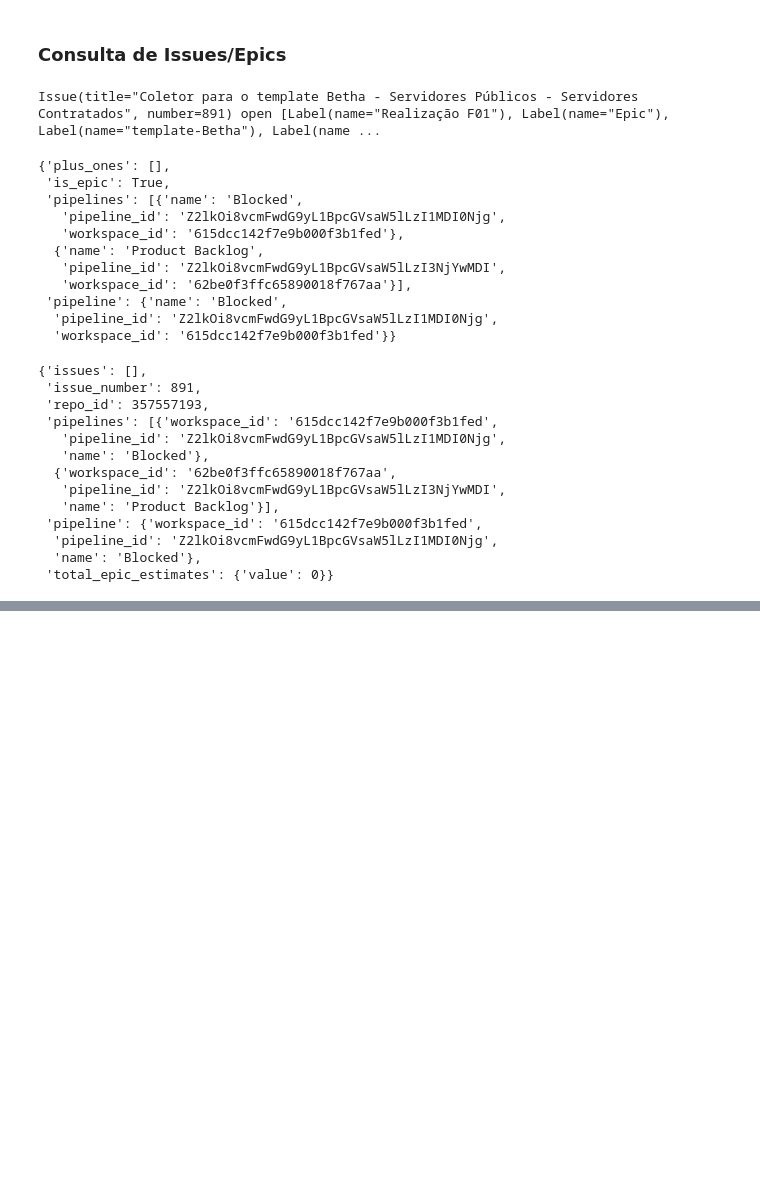
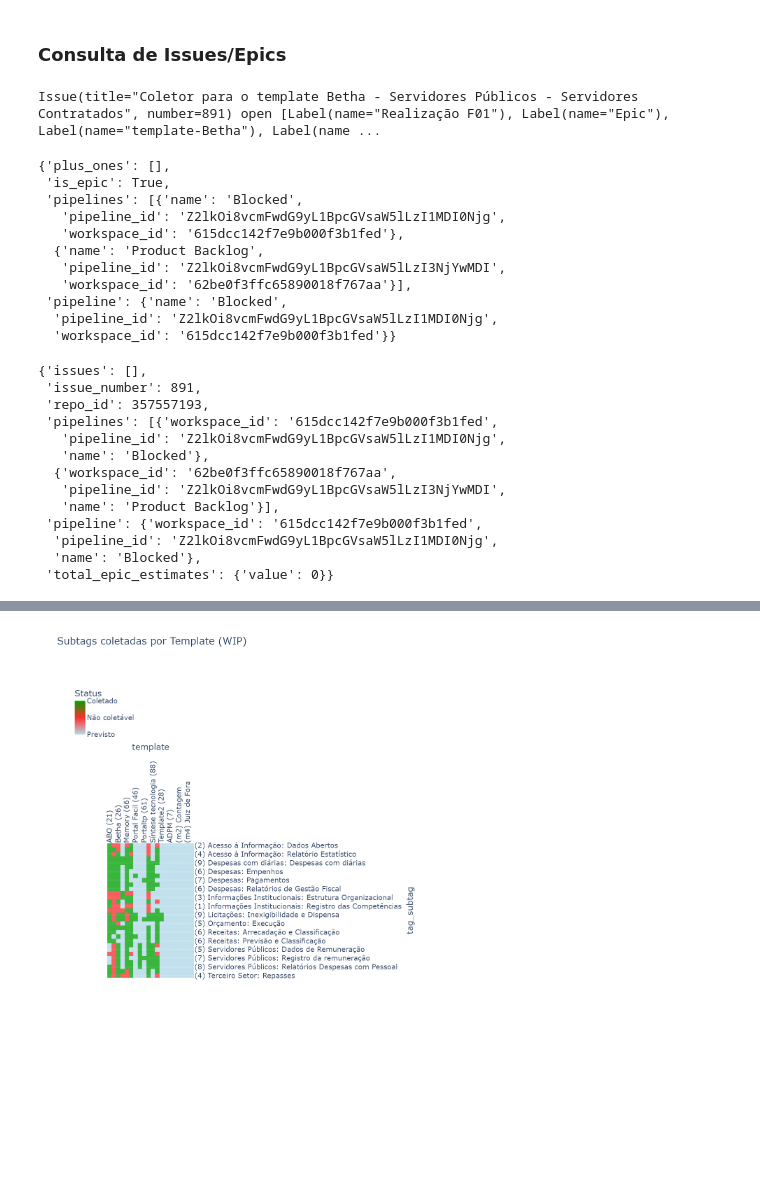
Before and after one commit to MPMG-DCC-UFMG/F01-gerenciamento, a Jupyter notebook: dashboard/Dashboard Tests.ipynb, the cells around one changed output, grey strips where cells are left out. Saved outputs shown, nothing was run; the diff lists cells and outputs as text; code cells hidden in the pictures; blank space fills up the shorter version.

```diff
--- a/dashboard/Dashboard Tests.ipynb
+++ b/dashboard/Dashboard Tests.ipynb
@@ -703,5 +685,5 @@ df.to_csv('data/epics.csv.bkp', index=False)
 # %%
-year_month = '2022-09'
+year_month = '2022-10'
 
 df = pd.read_csv('data/epics.csv.bkp')
 print( df[df.closed_by.isna()].shape )
@@ -723,0 +776,6 @@ df = pd.read_csv('data/epics.csv.bkp')
+# %%
+epics = epics_df.copy()
+epics[epics.state == 'Coletado']
+
+print(epics.tag.unique(), '----', epics.template.unique())
+#TODO check these nan's
@@ -723,0 +791,87 @@ df = pd.read_csv('data/epics.csv.bkp')
+# %%
+#TODO put totals
+#TODO check current templates
+#TODO use top templates
+#TODO nan's
+#TODO change dpi
+from numpy import nan
+
+def plot_tags_coletadas(epics, top_templates, title='Subtags coletadas por Template (WIP)'):
+
+    templates = top_templates.template.unique()
+    epics = epics[epics.template.isin(templates)]
+
+    epics = epics[(epics.tag.notnull()) & (epics.template.notnull())]
+
+    s = epics[epics.subtag.isnull()][['template', 'tag', 'state']].copy()
+    all_subtags_ok  = s[s.state == 'Coletado']
+    all_subtags_nok = s[s.state == 'Não coletável']
+
+    epics = epics[(epics.state == 'Coletado') | (epics.state == 'Não coletável')]
+
+    epics['tag_subtag'] = epics['tag'] + ': ' + epics['subtag']
+    epics = epics.drop_duplicates(['tag_subtag', 'template'])
+
+    epics = epics[['tag_subtag', 'template', 'state']]
+    epics.loc[epics.state == 'Coletado', 'state'] = 2
+    epics.loc[epics.state == 'Não coletável', 'state'] = 1
+
+    epics = epics.pivot(index='tag_subtag', columns='template', values='state')
+    epics = epics[epics.index.notnull()]
+    epics = epics.fillna(0)
+
+    missing_templates = [t for t in templates if t not in epics.columns]
+    for t in missing_templates: epics[t] = 0
+    shortnames = {x:y for x,y in zip(top_templates.template.values, top_templates.shortname.values)}
+    epics = epics.rename(columns=shortnames)
+
+    print(epics.shape)
+    display(epics.head())
+    # print(epics.index)
+
+    for index, row in all_subtags_ok.iterrows():
+        # print(index, row['template'], row['tag'])
+        epics.loc[epics.index.str.startswith(row['tag']), shortnames[row['template']]] = 2
+    for index,row in all_subtags_nok.iterrows():
+        epics.loc[epics.index.str.startswith(row['tag']), shortnames[row['template']]] = 1
+
+    n_templates_cobertos = epics[epics == 2].count(axis=1).values
+    y_labels = [f'({n}) {tag}' for n, tag in zip(n_templates_cobertos, epics.index.values)]
+
+    # display(epics)
+    # print(epics.tag_subtag.unique())
+
+    fig = px.imshow(
+        epics, y=y_labels, height=1600, width=1900, title=title,
+        color_continuous_scale=[(0, '#b5dbe8'), (0.5, '#FF2E2E'), (1, '#00A300')]
+        # (0.25, 'lightgreen'), (0.5, "#64b5cd"), (0.75, '#FFD700'), (1, 'lightblue')]
+    )
+
+    fig.update_traces(opacity=0.75)
+    fig.update_xaxes(tickangle=-90, side="top")
+    fig.update_yaxes(showgrid=True, gridwidth=5, side='right')
+
+    fig.update_layout(
+        coloraxis_colorbar=dict(
+            title="Status", lenmode='pixels', len=150, x=0.03, y=0.9,
+            tickvals=[0,1,2],
+            ticktext=['Previsto', 'Não coletável','Coletado']),
+        font=dict(size=20),
+    )
+
+    fig.write_image('fig/tags.png')
+    return fig
+
+epics_df = pd.read_csv("data/epics.csv")
+top_templates = pd.read_csv("data/top_templates.csv")
+# display(epics_df)
+# display(top_templates)
+
+plot_tags_coletadas(epics_df, top_templates)
+#Titan theme
+#0e58c6	(14,88,198) cool blue
+#ffe042	(255,224,66) yellow
+#d60000	(214,0,0) red
+#5851db	(88,81,219) blue
+#4e4e4e	(78,78,78) grey
+# %% [output]
@@ -723,0 +886 @@ df = pd.read_csv('data/epics.csv.bkp')
+[figure, added]
```
Also changed, not shown: parts of 26 cells of this notebook, 17 other files.
